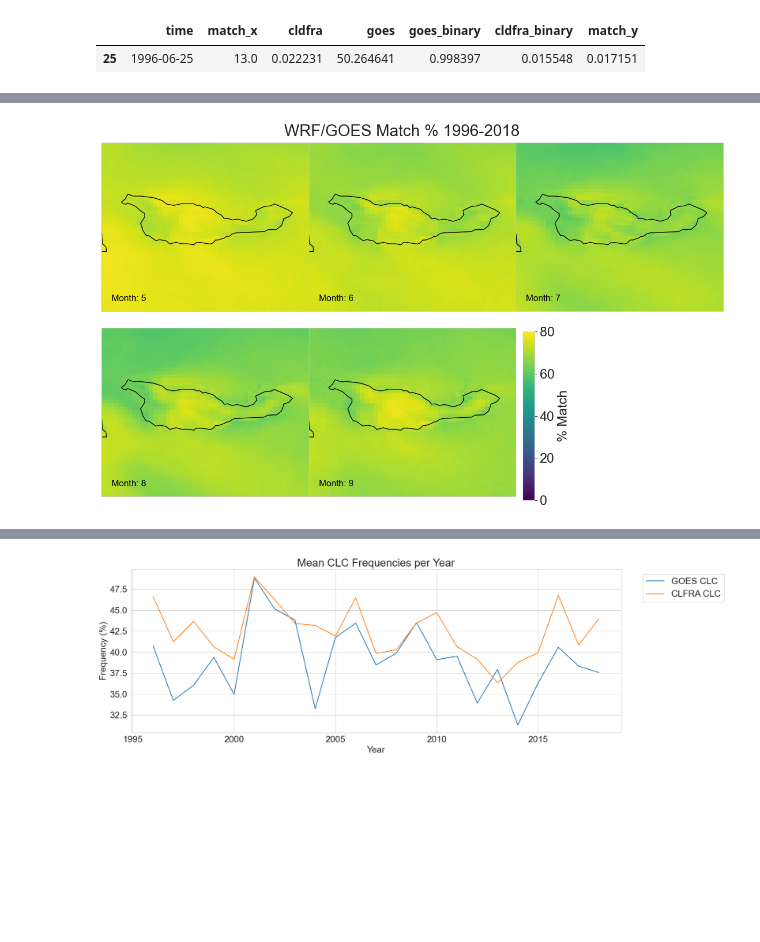
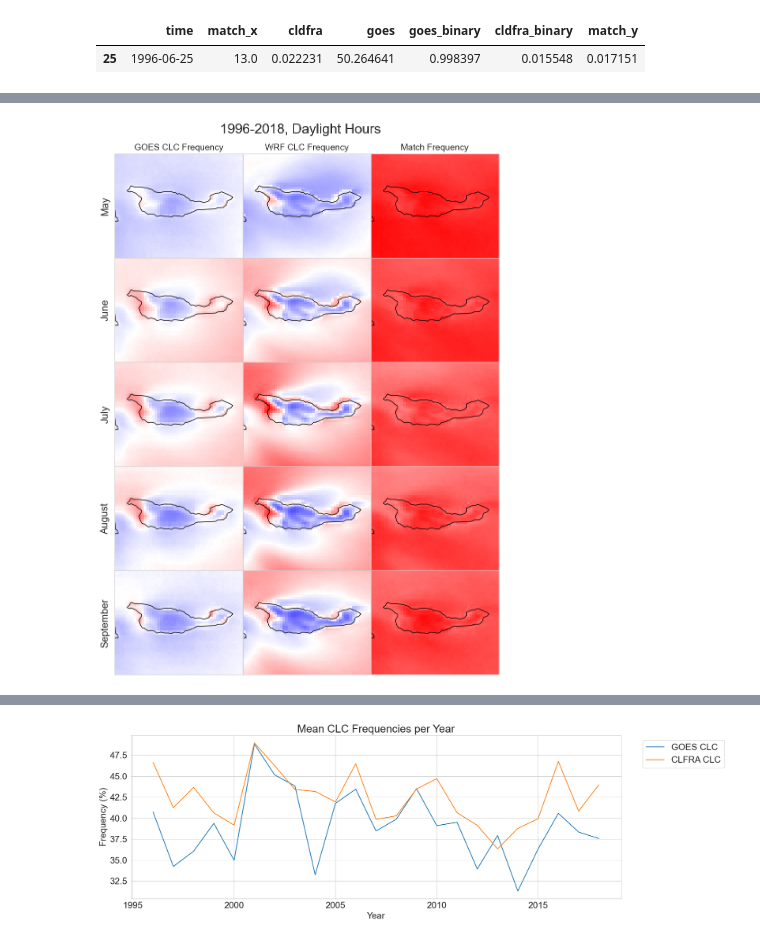
Before and after one commit to UCSB-NRS/sci-wrf-analysis, a Jupyter notebook: notebooks/wrf-goes-low-clouds-cldfra.ipynb, the cells around one changed output, grey strips where cells are left out. Saved outputs shown, nothing was run; the diff lists cells and outputs as text; code cells hidden in the pictures; blank space fills up the shorter version.

```diff
--- a/notebooks/wrf-goes-low-clouds-cldfra.ipynb
+++ b/notebooks/wrf-goes-low-clouds-cldfra.ipynb
@@ -464,9 +464,12 @@ perc_match = round(float(clc_ds_gp['match'].mean()),2)
 fig, ax = plt.subplots(2, 2, figsize=(12,10), subplot_kw={'projection': ccrs.PlateCarree()})
 norm = mcolors.Normalize(vmin=0, vmax=80)
 
+levels = np.arange(0,85,5)
+norm = mcolors.BoundaryNorm(boundaries=levels, ncolors=256)
+
 ## Plot GOES frequencies
 var = 'goes_binary'
-clc_ds_gp[var].plot(ax=ax[0,0], add_colorbar=False, norm=norm)
+clc_ds_gp[var].plot(ax=ax[0,0], add_colorbar=False, norm=norm, cmap='bwr')
 ax[0,0].set(title=f'GOES Overall Frequency {min_year}-{max_year}\nPercent of Total Observations')
 ax[0,0].text(0.05, 0.95, f'A.', transform=ax[0,0].transAxes,
                         fontsize=20, ha='left', va='top', color='black')
@@ -474,7 +477,7 @@ ax[0,0].coastlines()
 
 ## Plot WRF frequencies
 var = 'cldfra_binary'
-clc_ds_gp[var].plot(ax=ax[0,1], add_colorbar=False, norm=norm)
+clc_ds_gp[var].plot(ax=ax[0,1], add_colorbar=False, norm=norm, cmap='bwr')
 ax[0,1].set(title=f'CLDFRA Overall Frequency {min_year}-{max_year}\nPercent of Total Observations')
 ax[0,1].text(0.05, 0.95, f'B.', transform=ax[0,1].transAxes,
                         fontsize=20, ha='left', va='top', color='black')
@@ -482,7 +485,7 @@ ax[0,1].coastlines()
 
 ## Plot match %
 var = 'match'
-clc_ds_gp[var].plot(ax=ax[1,0], add_colorbar=False, norm=norm)
+clc_ds_gp[var].plot(ax=ax[1,0], add_colorbar=False, norm=norm, cmap='bwr')
 ax[1,0].set(title=f'CLDFRA / GOES Overall Match {min_year}-{max_year}\nPercent Match: {perc_match}')
 ax[1,0].text(0.05, 0.95, f'C.', transform=ax[1,0].transAxes,
                         fontsize=20, ha='left', va='top', color='black')
@@ -491,7 +494,7 @@ ax[1,0].coastlines()
 ax[1,1].set_visible(False)
 
 cbar = fig.colorbar(
-    clc_ds_gp['match'].plot(add_colorbar=False, norm=norm),
+    clc_ds_gp['match'].plot(add_colorbar=False, norm=norm, cmap='bwr'),
     ax=ax[1,1],
     orientation='vertical',
     shrink=1,  # Optional: control size
@@ -505,63 +508,68 @@ plt.show()
 # %%
-## Create monthly spatial plots
+## Alternate arrangement of monthly spatial plots
 # Year range for labels
 min_year = int(clc_ds['time'].min().dt.year)
 max_year = int(clc_ds['time'].max().dt.year)
 
 # Labels for each set of plots
 var_dicts = [
     {'var' : 'match',
      'cbar_label' : '% Match',
      'title' : f'WRF/GOES Match % {min_year}-{max_year}'},
 
     {'var' : 'goes_binary',
      'cbar_label' : '% GOES',
      'title' : f'GOES CLC Frequency {min_year}-{max_year}'},
 
     {'var' : 'cldfra_binary',
      'cbar_label' : '% WRF',
-     'title' : f'WRF CLC Frequency {min_year}-{max_year}'}\
+     'title' : f'WRF CLC Frequency {min_year}-{max_year}'}
 ]
 
-# Make plots
-for var_dict in var_dicts:
-    fig, ax = plt.subplots(2, 3, figsize=(15,9), subplot_kw={'projection': ccrs.PlateCarree()})
+fig, ax = plt.subplots(5, 3, figsize=(11,15), subplot_kw={'projection': ccrs.PlateCarree()})
 
-    ax = ax.flatten()
-    months = list(range(5, 10))
-    for i, (month, subplot_ax) in enumerate(zip(months, ax)):
-        clc_ds_month = clc_ds.sel(time=clc_ds['time'].dt.month == month)
+months = list(range(5, 10))
+for i, month in enumerate(months):
+    clc_ds_month = clc_ds.sel(time=clc_ds['time'].dt.month == month)
 
-        # Group over all timesteps
-        clc_ds_gp = clc_ds_month.sum('time')
-        total_count = clc_ds_month.count('time')
-        clc_ds_gp = (clc_ds_gp / total_count) * 100
+    # Group over all timesteps
+    clc_ds_gp = clc_ds_month.sum('time')
+    total_count = clc_ds_month.count('time')
+    clc_ds_gp = (clc_ds_gp / total_count) * 100
 
-        # Get match % statistic
-        perc_match = round(float(clc_ds_gp['match'].mean()), 2)
+    # Get match % statistic
+    perc_match = round(float(clc_ds_gp['match'].mean()), 2)
 
-        # Plot data
-        norm = mcolors.Normalize(vmin=0, vmax=80)  # Normalize color bar range
+    # Plot data
+    norm = mcolors.Normalize(vmin=0, vmax=80)  # Normalize color bar range
 
-        ## Plot match %
-        plot = clc_ds_gp[var_dict['var']].plot(ax=subplot_ax, add_colorbar=False, norm=norm)
-        subplot_ax.coastlines()
+    ## Plot match %
+    clc_ds_gp['goes_binary'].plot(ax=ax[i,0], add_colorbar=False, norm=norm, cmap='bwr')
+    clc_ds_gp['cldfra_binary'].plot(ax=ax[i,1], add_colorbar=False, norm=norm, cmap='bwr')
+    clc_ds_gp['match'].plot(ax=ax[i,2], add_colorbar=False, norm=norm, cmap='bwr')
 
-        subplot_ax.text(0.05, 0.05, f'Month: {month}', transform=subplot_ax.transaAxes,
-                        fontsize=12, ha='left', va='bottom', color='black')
+    for j in list(range(0,3)):
+        ax[i,j].coastlines()
 
-        if i == 4:
-            plot_for_colorbar = plot
+    #subplot_ax.text(0.05, 0.05, f'Month: {month}', transform=subplot_ax.transaAxes,
+    #                fontsize=12, ha='left', va='bottom', color='black')
 
-    cbar_ax = fig.add_axes([0.65, 0.12, 0.015, 0.35])  # [left, bottom, width, height]
-    fig.colorbar(plot_for_colorbar, cax=cbar_ax, label=var_dict['cbar_label'])
+# Add titles
+title_fontsize=14
+ax[0,0].set_title('GOES CLC Frequency', fontsize=title_fontsize)
+ax[0,1].set_title('WRF CLC Frequency', fontsize=title_fontsize)
+ax[0,2].set_title('Match Frequency', fontsize=title_fontsize)
 
-    fig.delaxes(ax[5])  # Remove last empty subplot
+# Add month labels
+for i, month in enumerate(['May', 'June', 'July', 'August', 'September']):
+    ax[i, 0].text(-0.075, 0.5, f'{month}',
+                    va='center', ha='center', rotation='vertical',
+                    transform=ax[i, 0].transAxes, fontsize=16)
 
-    # Remove whitespace between subplots
-    plt.subplots_adjust(wspace=0, hspace=0)  # Removes horizontal and vertical spacing
+# Add overall title
+plt.suptitle(f'{min_year}-{max_year}, Daylight Hours', y=0.925)
+plt.subplots_adjust(wspace=0, hspace=0)  # Removes horizontal and vertical spacing
 
-    plt.suptitle(var_dict['title'], y=0.90)  # Adjust 'y' to move title closer to plots
-    plt.show()
+plt.show()
 # %% [output]
-[figure, old version]
+[figure, new version]
```
Also changed, not shown: parts of 4 cells of this notebook, 5 other files.
